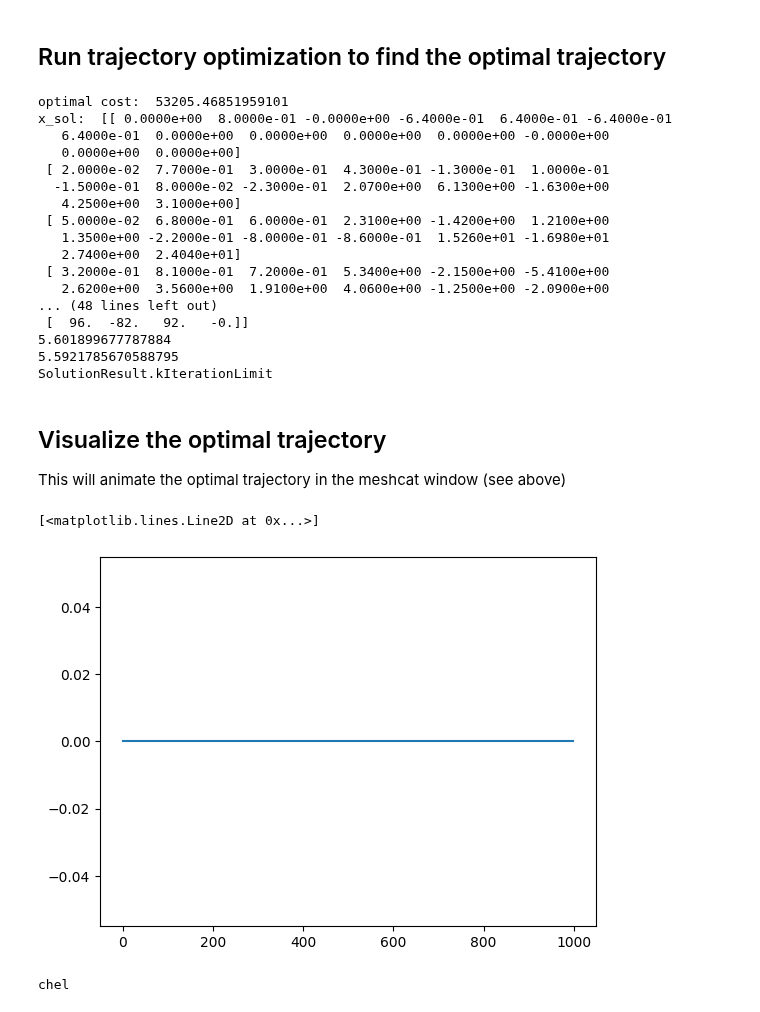
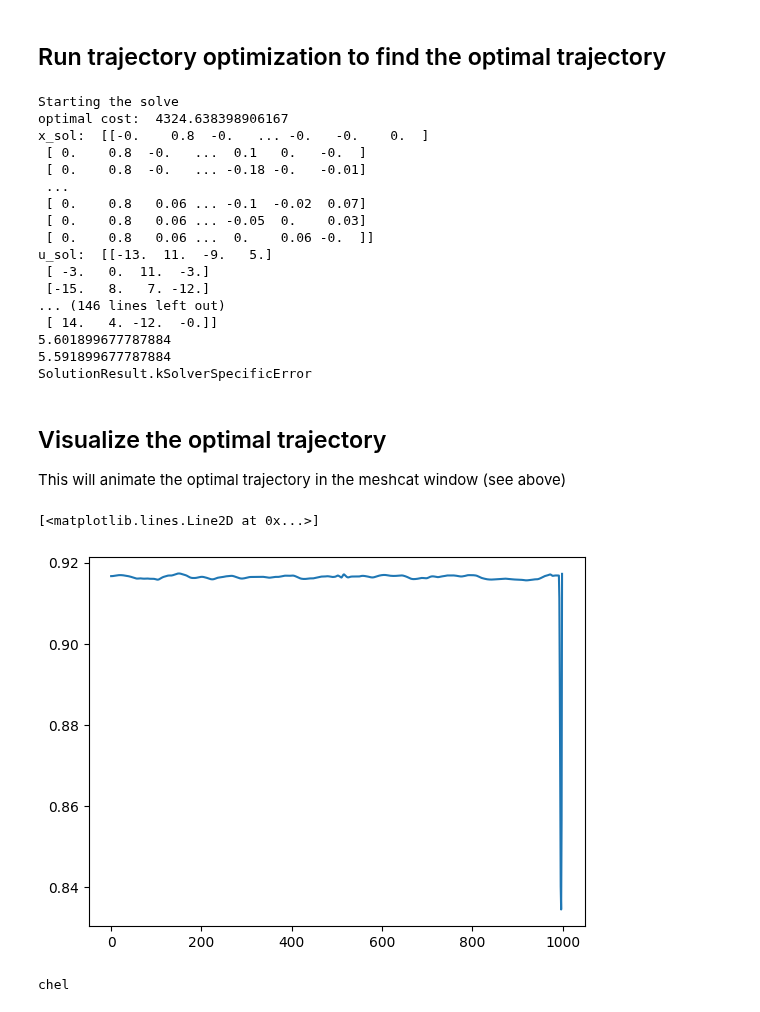
Before and after one commit to git-dhruv/Hop-Skip-and-Jump, a Jupyter notebook: src/BipedCollocation.ipynb, the cells around one changed output. Drawn from its saved outputs; the diff is of its cells as text; code cells hidden in the pictures.

```diff
--- a/src/BipedCollocation.ipynb
+++ b/src/BipedCollocation.ipynb
@@ -51,36 +53,36 @@ def get_foot_pos(context, plant):
 # %% [markdown]
 ## Run trajectory optimization to find the optimal trajectory
 # %%
-N = 15
+N = 150
 initial_state = np.zeros(14)
 q = np.zeros((7,))
 q[0] = 0; q[1] = 0.8
 theta = -np.arccos(q[1])
-q[3] = theta; q[4] = -2 * theta/2
-q[5] = theta;   q[6] = -2 * theta/2
+q[3] = theta; q[4] = -2 * theta
+q[5] = theta;   q[6] = -2 * theta
 initial_state[:7] = q
 final_state = initial_state
-# final_configuration = np.array([np.pi, 0])
-tf = 3.0
-x_traj, u_traj, prog,  _, _ = find_throwing_trajectory(N, initial_state, 1.6, tf=3, jumpheight_tol=5e-2)
+
+tf = 15.0
+x_traj, u_traj, prog,  _, _ = find_throwing_trajectory(N, initial_state, 1.6, tf=tf, jumpheight_tol=5e-2)
 # %% [output]
-optimal cost:  53205.46851959101
-x_sol:  [[ 0.0000e+00  8.0000e-01 -0.0000e+00 -6.4000e-01  6.4000e-01 -6.4000e-01
-   6.4000e-01  0.0000e+00  0.0000e+00  0.0000e+00  0.0000e+00 -0.0000e+00
-   0.0000e+00  0.0000e+00]
- [ 2.0000e-02  7.7000e-01  3.0000e-01  4.3000e-01 -1.3000e-01  1.0000e-01
-  -1.5000e-01  8.0000e-02 -2.3000e-01  2.0700e+00  6.1300e+00 -1.6300e+00
-   4.2500e+00  3.1000e+00]
- [ 5.0000e-02  6.8000e-01  6.0000e-01  2.3100e+00 -1.4200e+00  1.2100e+00
-   1.3500e+00 -2.2000e-01 -8.0000e-01 -8.6000e-01  1.5260e+01 -1.6980e+01
-   2.7400e+00  2.4040e+01]
- [ 3.2000e-01  8.1000e-01  7.2000e-01  5.3400e+00 -2.1500e+00 -5.4100e+00
-   2.6200e+00  3.5600e+00  1.9100e+00  4.0600e+00 -1.2500e+00 -2.0900e+00
-... (48 lines left out)
- [  96.  -82.   92.   -0.]]
+Starting the solve
+optimal cost:  4324.638398906167
+x_sol:  [[-0.    0.8  -0.   ... -0.   -0.    0.  ]
+ [ 0.    0.8  -0.   ...  0.1   0.   -0.  ]
+ [ 0.    0.8  -0.   ... -0.18 -0.   -0.01]
+ ...
+ [ 0.    0.8   0.06 ... -0.1  -0.02  0.07]
+ [ 0.    0.8   0.06 ... -0.05  0.    0.03]
+ [ 0.    0.8   0.06 ...  0.    0.06 -0.  ]]
+u_sol:  [[-13.  11.  -9.   5.]
+ [ -3.   0.  11.  -3.]
+ [-15.   8.   7. -12.]
+... (146 lines left out)
+ [ 14.   4. -12.  -0.]]
 5.601899677787884
-5.5921785670588795
-SolutionResult.kIterationLimit
+5.591899677787884
+SolutionResult.kSolverSpecificError
 # %% [markdown]
 ## Visualize the optimal trajectory
 
@@ -107,20 +109,6 @@ plant.WeldFrames(plant.world_frame(),
     plant.GetBodyByName("base").body_frame(),
     RigidTransform.Identity())
 plant.Finalize()
-
-
-
-# builder = DiagramBuilder()
-# scene_graph = builder.AddSystem(SceneGraph())
-# robot = builder.AddSystem(MultibodyPlant(0.0))
-# robot.RegisterAsSourceForSceneGraph(scene_graph)
-# Parser(plant=robot).AddModels(file_name)
-# robot.WeldFrames(
-#             robot.world_frame(),
-#             robot.GetBodyByName("base").body_frame(),
-#             RigidTransform.Identity()
-# )
-# robot.Finalize()
 
 n_q = plant.num_positions()
 n_v = plant.num_velocities()
@@ -153,11 +141,6 @@ simulator = Simulator(diagram)
 simulator.Initialize()
 plant_context = diagram.GetMutableSubsystemContext(plant, simulator.get_mutable_context())
 
-q = np.zeros((plant.num_positions(),))
-q[0] = 0; q[1] = 0.8
-theta = -np.arccos(q[1])
-q[3] = theta/2; q[4] = -2 * theta
-q[5] = theta;   q[6] = -2 * theta/2
 plant.SetPositions(plant_context, q)
 
 
@@ -165,7 +148,7 @@ plant.SetPositions(plant_context, q)
 
 # simulator.set_target_realtime_rate(.1)
 # simulator.AdvanceTo(1);
-timesteps = np.linspace(0, 1.0, 1000)
+timesteps = np.linspace(0, tf, 1000)
 com_pos_list = []
 vel_list = []
 for t in timesteps:
@@ -179,14 +162,14 @@ for t in timesteps:
 # %%
 # fig = plt.figure()
 # plt.plot(timesteps, com_pos_list[:][2])
 # plt.plot(timesteps,vel_list)
 # plt.show()
 
 print()
-plt.plot(np.array(com_pos_list)[:,0])
+plt.plot(np.array(com_pos_list)[:,2])
 # %% [output]
 [<matplotlib.lines.Line2D at 0x...>]
-[figure, old version]
+[figure, new version]
 # %%
 TrajectorySource(x_traj)
 
```
Also changed, not shown: parts of 2 cells of this notebook, 8 other files.
